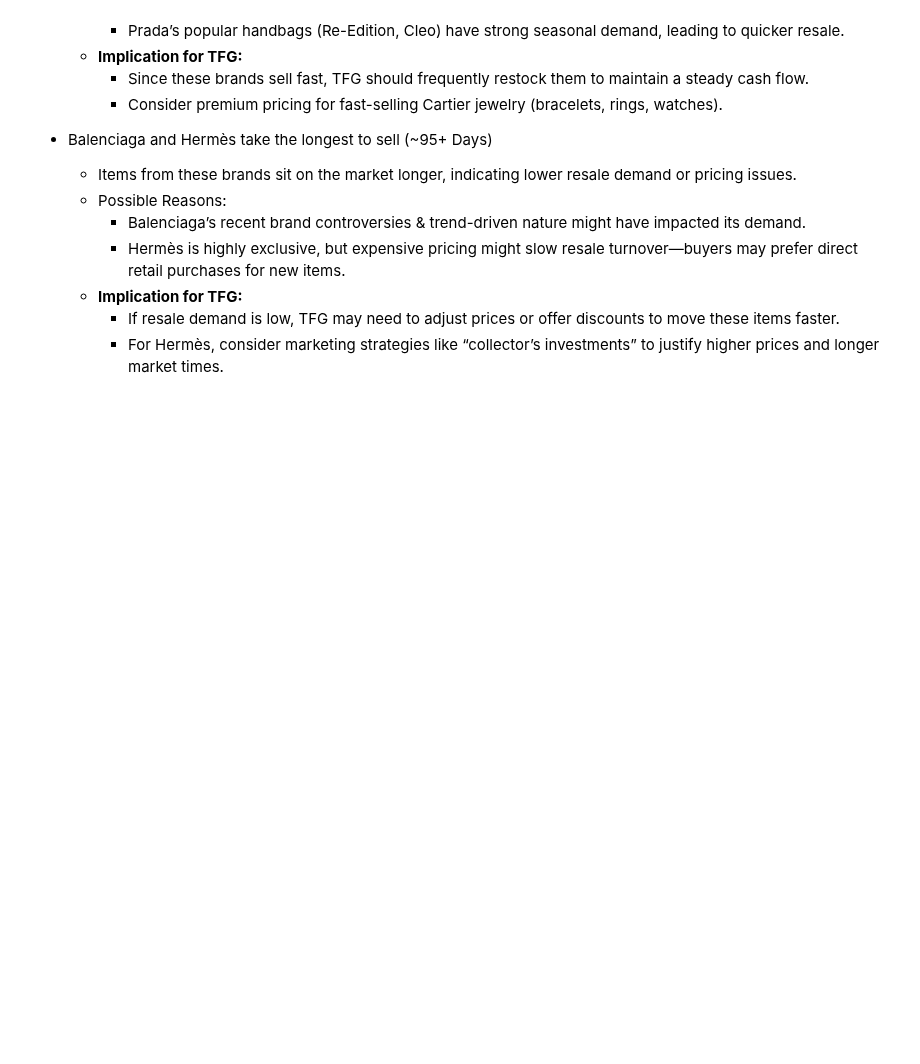
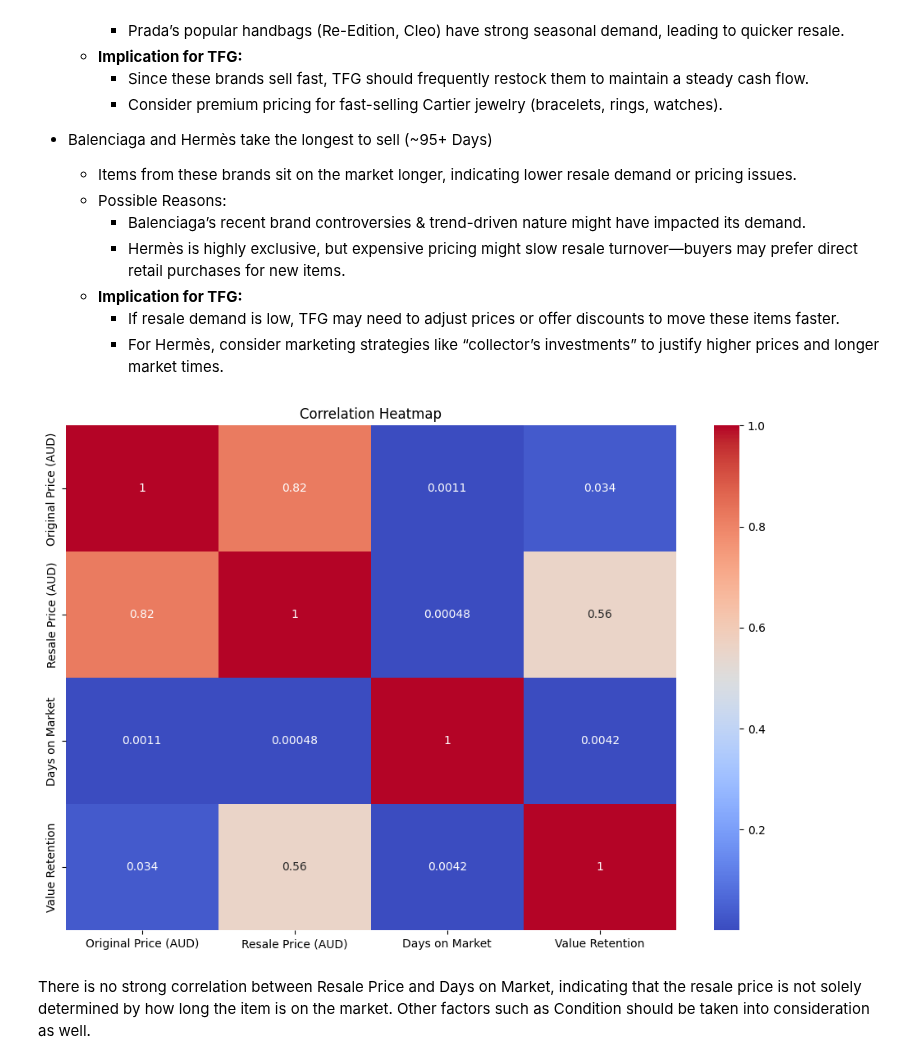
Before and after one commit to qtannn/luxury_fashion_resale_analytics, a Jupyter notebook: notebook/data_cleaning_EDA.ipynb, the cells around one changed output. Drawn from its saved outputs; the diff is of its cells as text; code cells hidden in the pictures; blank space fills up the shorter version.

```diff
--- a/notebook/data_cleaning_EDA.ipynb
+++ b/notebook/data_cleaning_EDA.ipynb
@@ -12,7 +12,7 @@ import matplotlib.pyplot as plt
 import seaborn as sns
 # %%
 #Load the dataset
-dataset = pd.read_csv("/content/drive/MyDrive/Portfolio/final_resale_price_tfg.csv")
+dataset = pd.read_csv("/content/drive/MyDrive/Portfolio/Top Floor Gallery/final_resale_price_tfg.csv")
 dataset.tail(10)
 # %% [output]
 |  | Brand | Product Name | Category | Original Price (AUD) | Resale Price (AUD) | Condition | Region | ... |
@@ -114,11 +114,7 @@ dataset["Condition"] = dataset["Condition"].replace("poor","Poor")
 
 #Handle missing value
 dataset["Condition"].unique()
-##Condition has both NaN value and "Unknown" --> gonna transform them all to NaN first
-dataset.loc[dataset["Condition"].str.contains("Unknown", na=False), "Condition"] = np.nan
-##Calculate the % of missing values out of entire values
-missing_values = (dataset["Condition"].isna().sum() / len(dataset))*100
-print("% of missing values:", missing_values) #14% is a high percentage, impute may introduce bias/impact data integrity
+##Condition has both NaN value and "Unknown"
 ##Since I want to maintain the data integrity, I just replace NaN values with "Unknown"
 dataset["Condition"] = dataset["Condition"].fillna("Unknown")
 
@@ -277,0 +270,6 @@ resaleprice = dataset.loc[dataset["Resale Price (AUD)"] > dataset["Original Pric
+# %%
+#New feature: Value Retention
+"""Value Retention indicate how much the item can hold its value after being resold
+Value Retention = (Resale Price/Original Price)*100
+"""
+dataset["Value Retention"] = round((dataset["Resale Price (AUD)"]/dataset["Original Price (AUD)"])*100,2)
@@ -613,6 +629,19 @@ Text(0.5, 1.0, 'Days on Market by Brands')
     - **Implication for TFG:**
         - If resale demand is low, TFG may need to adjust prices or offer discounts to move these items faster.
         - For Hermès, consider marketing strategies like “collector’s investments” to justify higher prices and longer market times.
+# %%
+#Correlation between each numerical attributes?
+dataset_num = dataset.select_dtypes(include = ["int64", "float64"])
+corr_matrix = dataset_num.corr()
+
+plt.figure(figsize = (12,8))
+sns.heatmap(corr_matrix, annot = True, cmap = "coolwarm")
+plt.title("Correlation Heatmap")
+plt.show()
+# %% [output]
+[figure, added]
+# %% [markdown]
+There is no strong correlation between Resale Price and Days on Market, indicating that the resale price is not solely determined by how long the item is on the market. Other factors such as Condition should be taken into consideration as well.
 # %%
 #Import the clean dataset to Power BI for visualisation
 dataset.to_csv("clean_resale_TFG.csv", index = False)
```
Also changed, not shown: parts of 8 cells of this notebook.
